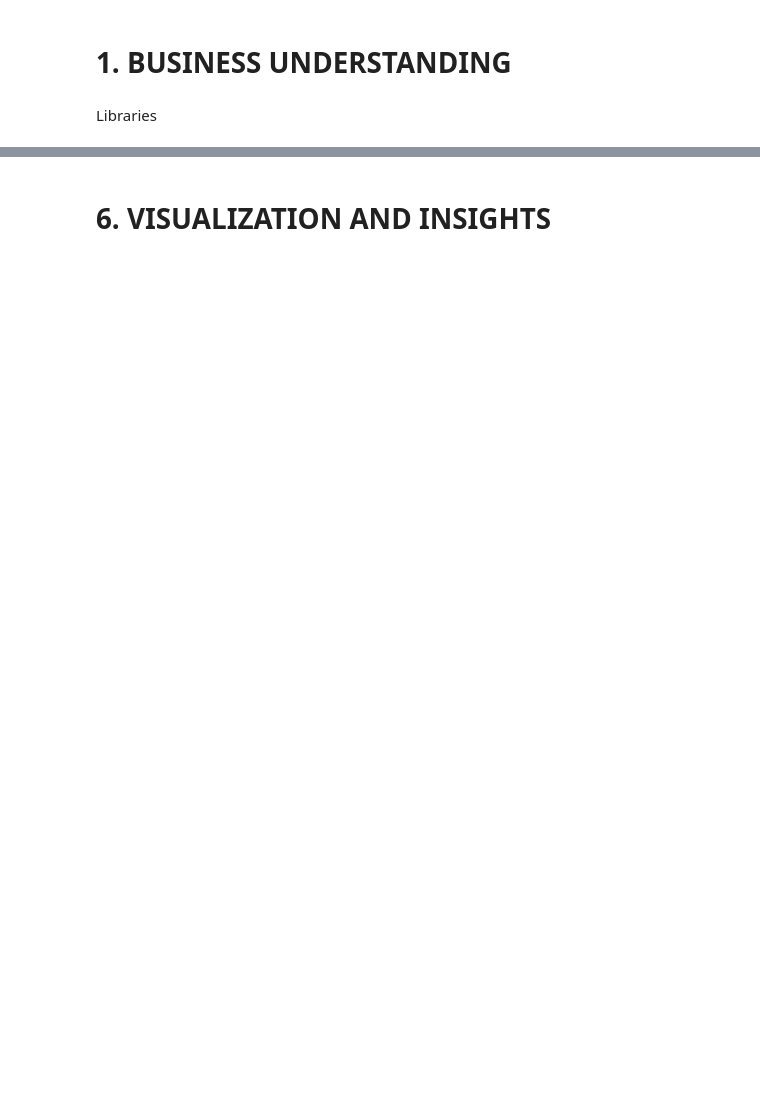
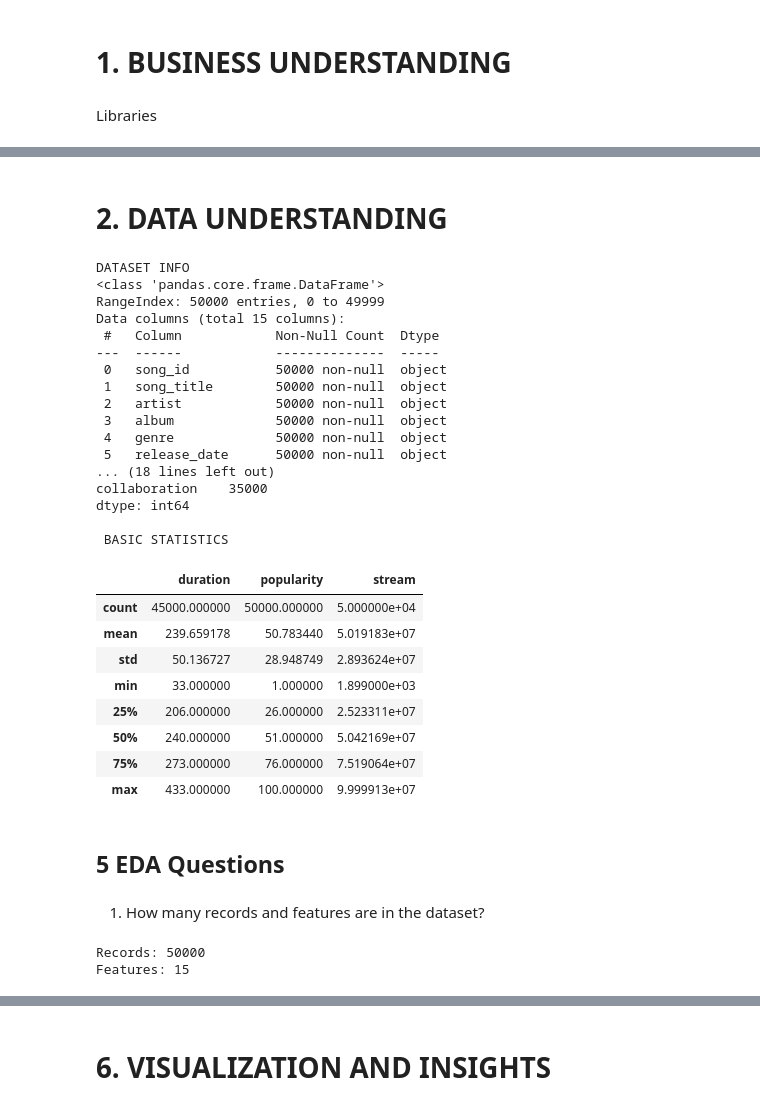
Before and after one commit to darensalvador5226-max/ennnn, a Jupyter notebook: Finals50k.ipynb, the cells around one changed output, grey strips where cells are left out. Cells and saved outputs as stored; diff of their text form; code cells hidden in the pictures; blank space fills up the shorter version.

```diff
--- a/Finals50k.ipynb
+++ b/Finals50k.ipynb
@@ -311,0 +73,52 @@ plt.show()
+# %% [markdown]
+# **2. DATA UNDERSTANDING**
+# %%
+print("DATASET INFO")
+df.info()
+
+print("\n COLLUMN NAMES")
+print(df.columns.tolist())
+
+print("\n MISSING VALUES")
+missing = df.isnull().sum()
+print(missing[missing > 0])
+
+print("\n BASIC STATISTICS")
+df.describe()
+# %% [output]
+DATASET INFO
+<class 'pandas.core.frame.DataFrame'>
+RangeIndex: 50000 entries, 0 to 49999
+Data columns (total 15 columns):
+ #   Column            Non-Null Count  Dtype
+---  ------            --------------  -----
+ 0   song_id           50000 non-null  object
+ 1   song_title        50000 non-null  object
+ 2   artist            50000 non-null  object
+ 3   album             50000 non-null  object
+ 4   genre             50000 non-null  object
+ 5   release_date      50000 non-null  object
+... (18 lines left out)
+collaboration    35000
+dtype: int64
+
+ BASIC STATISTICS
+|  | duration | popularity | stream |
+| count | 45000.000000 | 50000.000000 | 5.000000e+04 |
+| mean | 239.659178 | 50.783440 | 5.019183e+07 |
+| std | 50.136727 | 28.948749 | 2.893624e+07 |
+| min | 33.000000 | 1.000000 | 1.899000e+03 |
+| 25% | 206.000000 | 26.000000 | 2.523311e+07 |
+| 50% | 240.000000 | 51.000000 | 5.042169e+07 |
+| 75% | 273.000000 | 76.000000 | 7.519064e+07 |
+| max | 433.000000 | 100.000000 | 9.999913e+07 |
+# %% [markdown]
+## 5 EDA Questions
+# %% [markdown]
+1. How many records and features are in the dataset?
+# %%
+print(f"Records: {df.shape[0]}")
+print(f"Features: {df.shape[1]}")
+# %% [output]
+Records: 50000
+Features: 15
```
Also changed, not shown: parts of 68 cells of this notebook.
